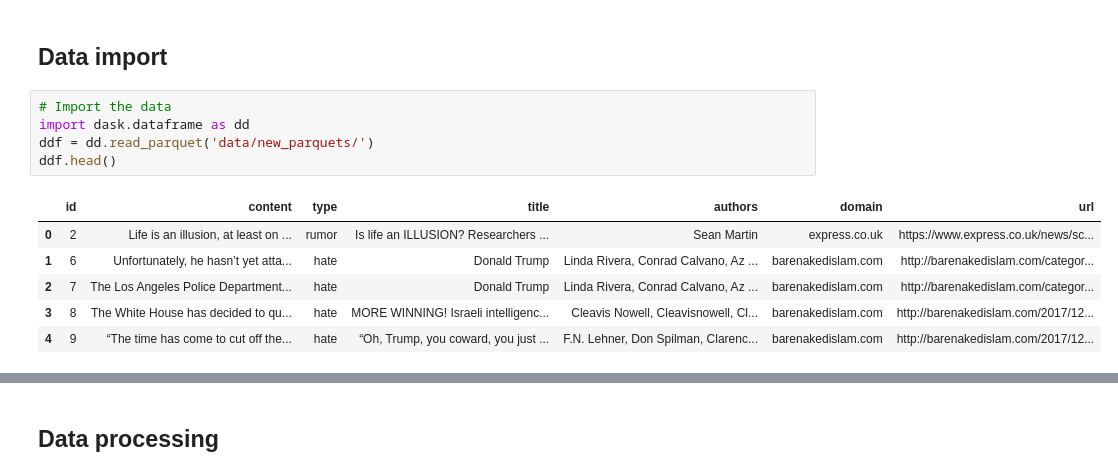
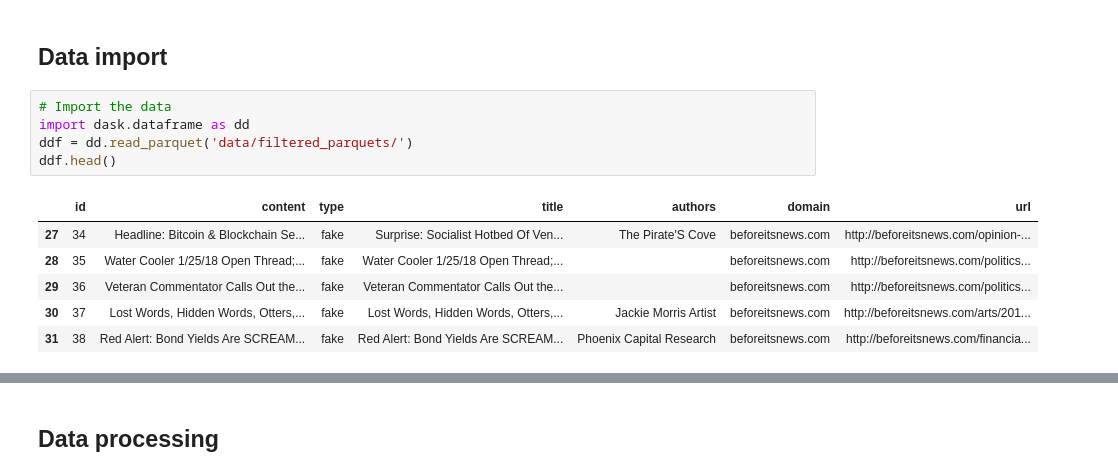
Before and after one commit to KristianDamPedersen/fakenewsproject, a Jupyter notebook: main_notebook.ipynb, the cells around one changed output, grey strips where cells are left out. Drawn from its saved outputs; the diff is of its cells as text.

```diff
--- a/test_val_train_split.ipynb
+++ b/main_notebook.ipynb
@@ -27,15 +27,15 @@ pipenv install sentence-transformers
 # %%
 # Import the data
 import dask.dataframe as dd
-ddf = dd.read_parquet('data/new_parquets/')
+ddf = dd.read_parquet('data/filtered_parquets/')
 ddf.head()
 # %% [output]
 |  | id | content | type | title | authors | domain | url |
-| 0 | 2 | Life is an illusion, at least on ... | rumor | Is life an ILLUSION? Researchers ... | Sean Martin | express.co.uk | https://www.express.co.uk/news/sc... |
-| 1 | 6 | Unfortunately, he hasn’t yet atta... | hate | Donald Trump | Linda Rivera, Conrad Calvano, Az ... | barenakedislam.com | http://barenakedislam.com/categor... |
-| 2 | 7 | The Los Angeles Police Department... | hate | Donald Trump | Linda Rivera, Conrad Calvano, Az ... | barenakedislam.com | http://barenakedislam.com/categor... |
-| 3 | 8 | The White House has decided to qu... | hate | MORE WINNING! Israeli intelligenc... | Cleavis Nowell, Cleavisnowell, Cl... | barenakedislam.com | http://barenakedislam.com/2017/12... |
-| 4 | 9 | “The time has come to cut off the... | hate | “Oh, Trump, you coward, you just ... | F.N. Lehner, Don Spilman, Clarenc... | barenakedislam.com | http://barenakedislam.com/2017/12... |
+| 27 | 34 | Headline: Bitcoin & Blockchain Se... | fake | Surprise: Socialist Hotbed Of Ven... | The Pirate'S Cove | beforeitsnews.com | http://beforeitsnews.com/opinion-... |
+| 28 | 35 | Water Cooler 1/25/18 Open Thread;... | fake | Water Cooler 1/25/18 Open Thread;... |  | beforeitsnews.com | http://beforeitsnews.com/politics... |
+| 29 | 36 | Veteran Commentator Calls Out the... | fake | Veteran Commentator Calls Out the... |  | beforeitsnews.com | http://beforeitsnews.com/politics... |
+| 30 | 37 | Lost Words, Hidden Words, Otters,... | fake | Lost Words, Hidden Words, Otters,... | Jackie Morris Artist | beforeitsnews.com | http://beforeitsnews.com/arts/201... |
+| 31 | 38 | Red Alert: Bond Yields Are SCREAM... | fake | Red Alert: Bond Yields Are SCREAM... | Phoenix Capital Research | beforeitsnews.com | http://beforeitsnews.com/financia... |
 # %%
 ddf.type.value_counts().compute()
 # %% [output]
```
Also changed, not shown: parts of 43 cells of this notebook.
